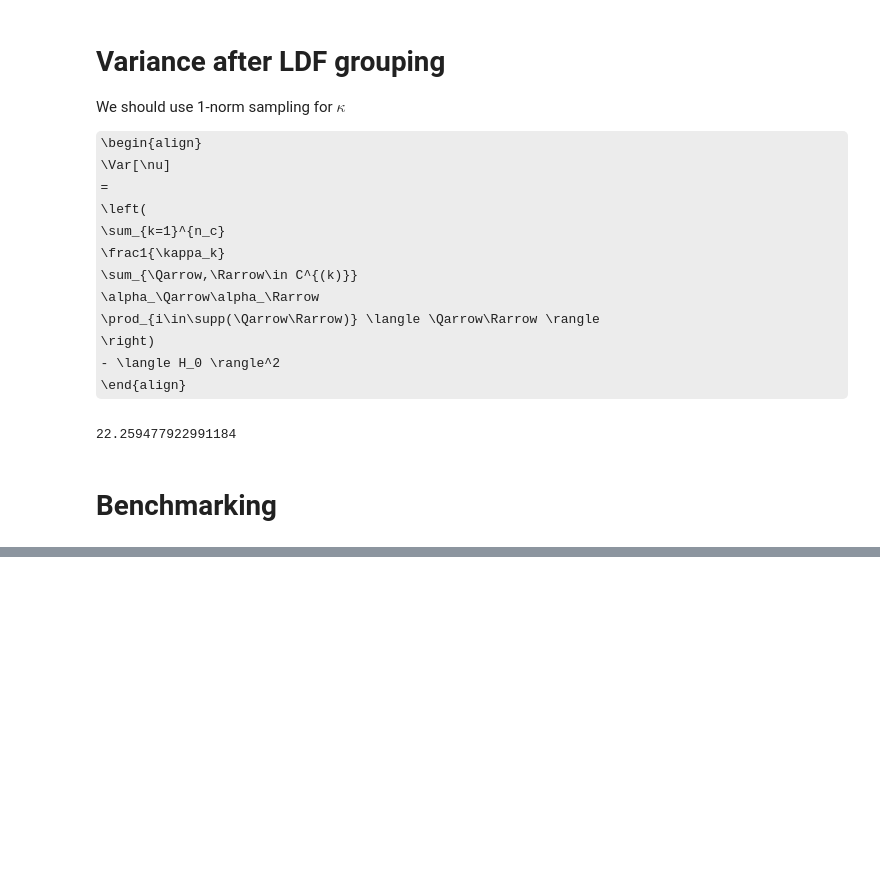
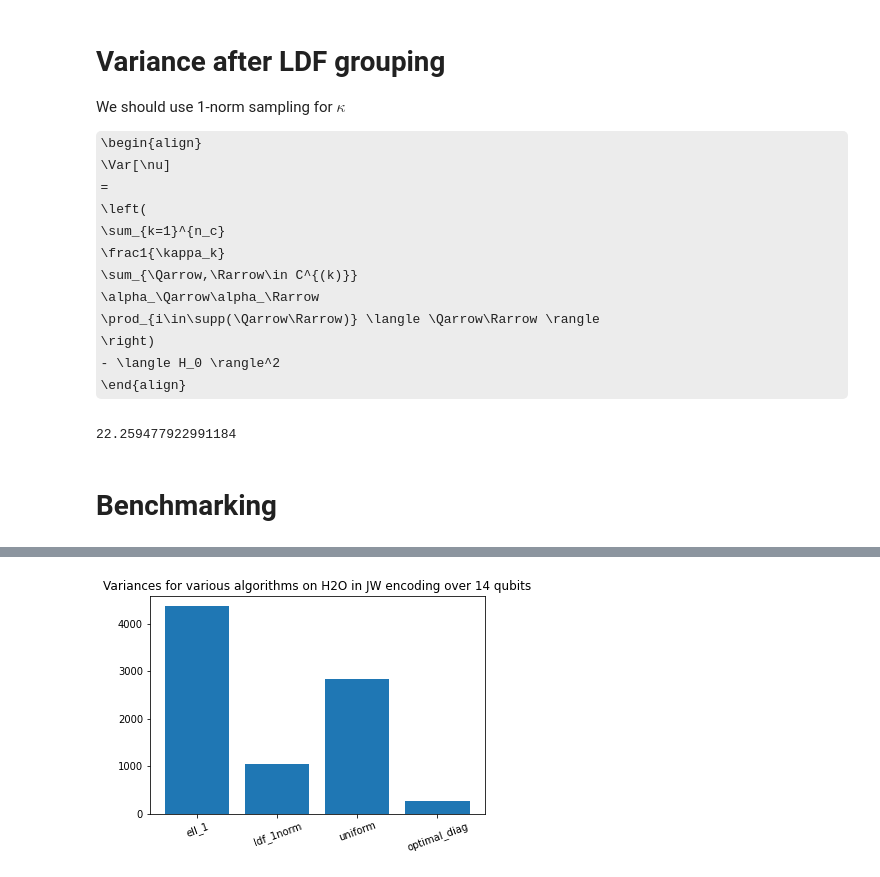
Before and after one commit to charleshadfield/variances, a Jupyter notebook: python/intro.ipynb, the cells around one changed output, grey strips where cells are left out. Saved outputs shown, nothing was run; the diff lists cells and outputs as text; code cells hidden in the pictures; some formulas as TeX source; blank space fills up the shorter version.

```diff
--- a/python/intro.ipynb
+++ b/python/intro.ipynb
@@ -263,0 +314,18 @@ variances_ALL['h2_jw']
+# %%
+name = 'ammonia_jw'
+ham = water_jw
+bitstring_HF = '1111100011111000'
+
+title = "Variances for various algorithms on H2O in JW encoding over 14 qubits"
+
+%time β_diag = ham.pauli_rep.local_dists_optimal('diagonal')
+# rudy needs to help me! this will take too long using my pedestrian approach
+%time β_mix = ham.pauli_rep.local_dists_optimal('mixed', bitstring_HF)
+beta_optimal_ALL[name] = {'diagonal': β_diag, 'mixed': β_mix}
+
+%time variances_ALL[name] = variances_dict(ham, β_diag=β_diag, β_mix=β_mix)
+
+print("=====")
+print(title)
+print("=====")
+variances_ALL[name]
@@ -263,0 +349,4 @@ variances_ALL['h2_jw']
+# %%
+variances_graph(variances_ALL[name])
+# %% [output]
+[figure, added]
```
Also changed, not shown: parts of 11 cells of this notebook, 2 other files.
